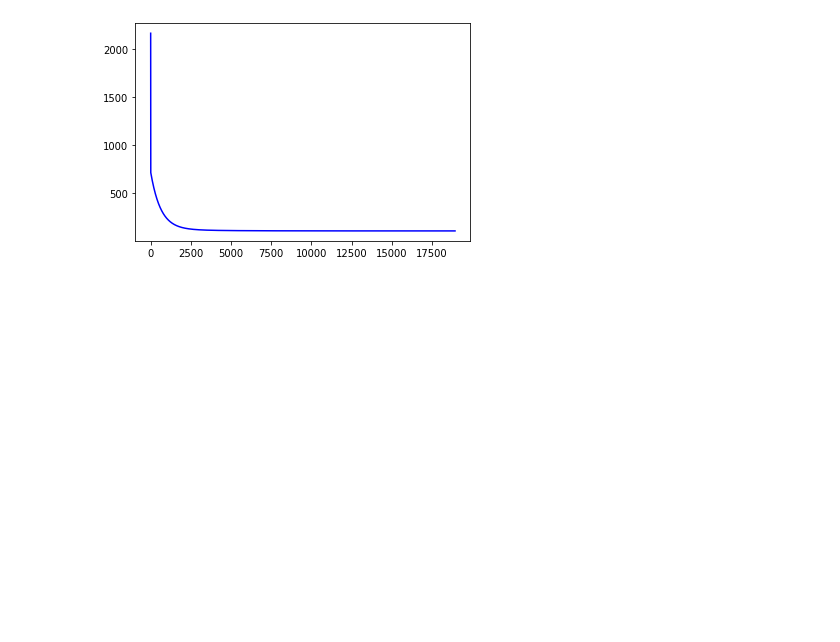
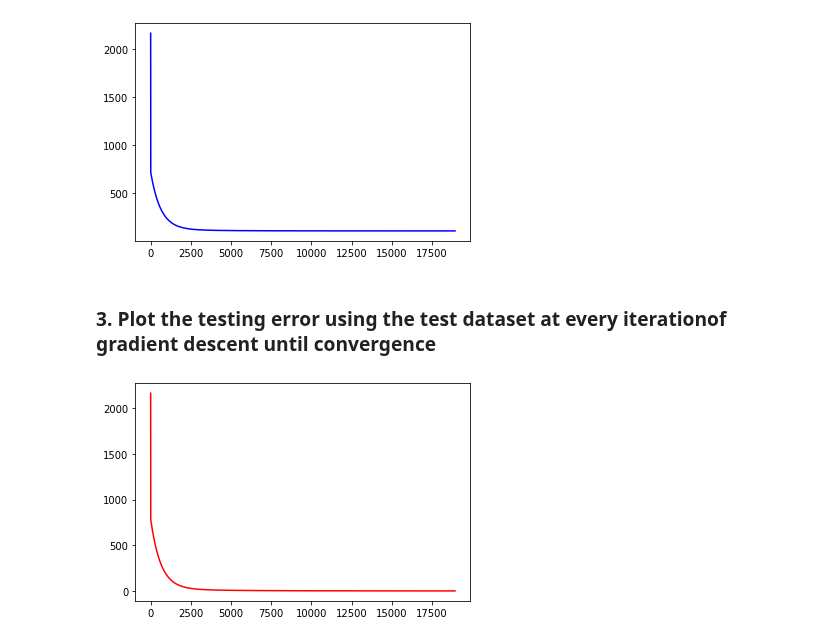
Before and after one commit to cielixer/CAU-MachineLearning2020-1st, a Jupyter notebook: Homework04/multi-var_linear-regression.ipynb, the cells around one changed output. Saved outputs shown, nothing was run; the diff lists cells and outputs as text; code cells hidden in the pictures; blank space fills up the shorter version.

Commit message:
Plotting test loss convergence

```diff
--- a/Homework04/multi-var_linear-regression.ipynb
+++ b/Homework04/multi-var_linear-regression.ipynb
@@ -142,3 +142,11 @@ plt.plot(iter_x, train_losses, color='blue')
 plt.show()
 # %% [output]
 [figure]
+# %% [markdown]
+### 3. Plot the testing error using the test dataset at every iterationof gradient descent until convergence
+# %%
+plt.plot(iter_x, test_losses, color='red')
+
+plt.show()
+# %% [output]
+[figure, added]
```
